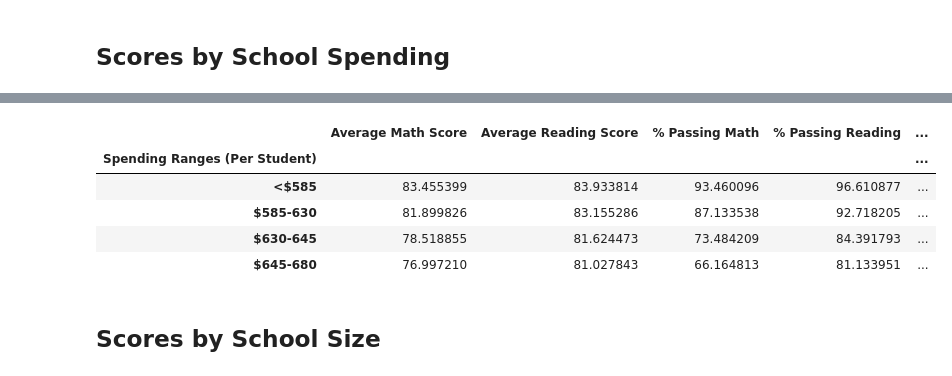
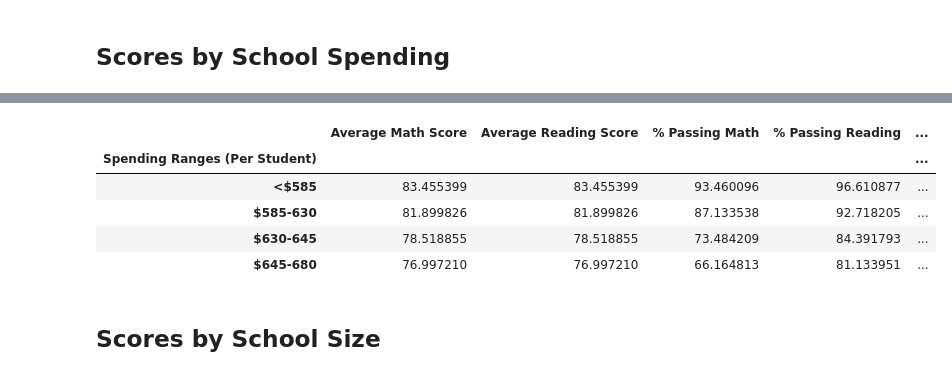
Before and after one commit to Amer4r/PyCitySchools, a Jupyter notebook: PyCitySchools/PyCitySchools.ipynb, the cells around one changed output, grey strips where cells are left out. Cells and saved outputs as stored; diff of their text form; code cells hidden in the pictures.

```diff
--- a/PyCitySchools/PyCitySchools.ipynb
+++ b/PyCitySchools/PyCitySchools.ipynb
@@ -161,9 +161,8 @@ Name: reading_score, dtype: float64
 # %%
 # Calculate the number of students per school with math scores of 70 or higher
 students_passing_math = school_data_complete[school_data_complete["math_score"] >= 70]
-school_students_passing_math = (school_data_complete[school_data_complete['math_score']>= 70]
-                                .groupby('school_name').size()
-                                     )
-school_students_passing_math
+school_students_passing_math = students_passing_math.groupby('school_name').size()
+
+school_students_passing_math.head()
 # %% [output]
 school_name
@@ -186,7 +175,7 @@ dtype: int64
 # %%
 # Calculate the number of students per school with reading scores of 70 or higher
 students_passing_reading = school_data_complete[school_data_complete["reading_score"] >= 70]
-school_students_passing_reading = school_data_complete[school_data_complete['reading_score']>= 70].groupby(['school_name']).size()
+school_students_passing_reading = students_passing_reading.groupby(['school_name']).size()
 
 school_students_passing_reading.head()
 # %% [output]
@@ -264,7 +263,7 @@ per_school_summary = pd.DataFrame({'School Type': school_types,
 # Formatting
 per_school_summary["Total School Budget"] = per_school_summary["Total School Budget"].map("${:,.2f}".format)
 per_school_summary["Per Student Budget"] = per_school_summary["Per Student Budget"].map("${:,.2f}".format)
-
+per_school_summary.index.name = None
 # Display the DataFrame
 per_school_summary.head()
 # %% [output]
@@ -395,7 +397,7 @@ labels = ["<$585", "$585-630", "$630-645", "$645-680"]
 school_spending_df = per_school_summary.copy()
 # %%
 # Use `pd.cut` to categorize spending based on the bins.
-school_spending_df["Spending Ranges (Per Student)"] =
+school_spending_df["Spending Ranges (Per Student)"] = pd.cut(per_school_capita, bins=spending_bins, labels=labels, include_lowest=True)
 school_spending_df
 # %% [output]
 |  | School Type | Total Students | Total School Budget | Per Student Budget | Average Math Score | ... |
@@ -423,17 +425,21 @@ spending_passing_reading = school_spending_df.groupby(["Spending Ranges (Per Stu
 overall_passing_spending = school_spending_df.groupby(["Spending Ranges (Per Student)"])["% Overall Passing"].mean()
 # %%
 # Assemble into DataFrame
-spending_summary =
+spending_summary = pd.DataFrame({'Average Math Score': spending_math_scores,
+                                 'Average Reading Score': spending_math_scores,
+                                 '% Passing Math': spending_passing_math,
+                                 '% Passing Reading': spending_passing_reading,
+                                 '% Overall Passing': overall_passing_spending})
 
 # Display results
 spending_summary
 # %% [output]
 |  | Average Math Score | Average Reading Score | % Passing Math | % Passing Reading | ... |
 | Spending Ranges (Per Student) |  |  |  |  | ... |
-| <$585 | 83.455399 | 83.933814 | 93.460096 | 96.610877 | ... |
-| $585-630 | 81.899826 | 83.155286 | 87.133538 | 92.718205 | ... |
-| $630-645 | 78.518855 | 81.624473 | 73.484209 | 84.391793 | ... |
-| $645-680 | 76.997210 | 81.027843 | 66.164813 | 81.133951 | ... |
+| <$585 | 83.455399 | 83.455399 | 93.460096 | 96.610877 | ... |
+| $585-630 | 81.899826 | 81.899826 | 87.133538 | 92.718205 | ... |
+| $630-645 | 78.518855 | 78.518855 | 73.484209 | 84.391793 | ... |
+| $645-680 | 76.997210 | 76.997210 | 66.164813 | 81.133951 | ... |
 # %% [markdown]
 ## Scores by School Size
 # %%
```
Also changed, not shown: parts of 10 cells of this notebook, 1 other file.
